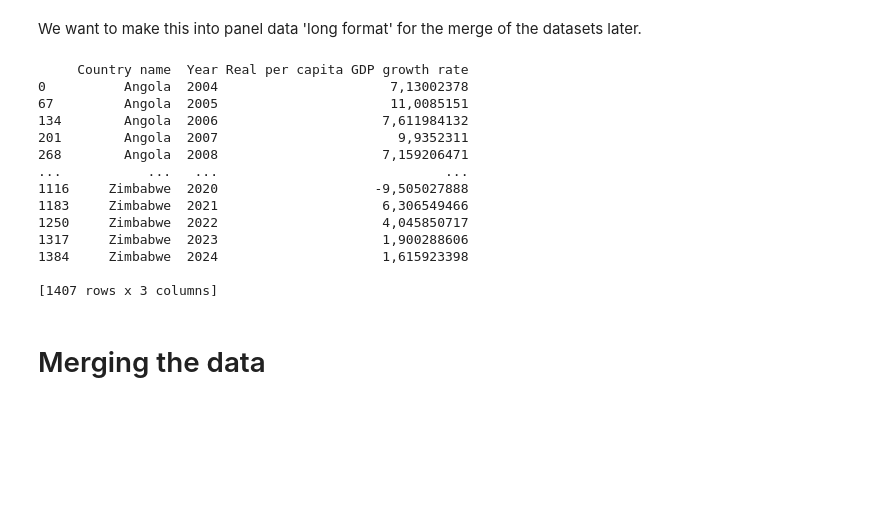
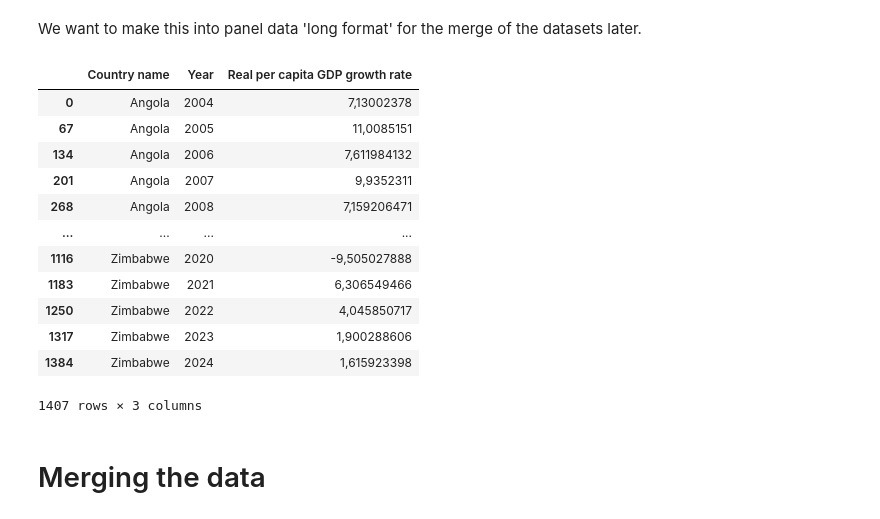
Before and after one commit to NumEconCopenhagen/projects-2024-miguel-og-chris, a Jupyter notebook: dataproject/dataproject.ipynb, the cells around one changed output. Drawn from its saved outputs; the diff is of its cells as text; code cells hidden in the pictures; blank space fills up the shorter version.

```diff
--- a/dataproject/dataproject.ipynb
+++ b/dataproject/dataproject.ipynb
@@ -43,22 +80,22 @@ display(GDPData)
 # %% [markdown]
 We want to make this into panel data 'long format' for the merge of the datasets later.
-# %%
-print(GDP_panel_data)
-# %% [output]
-     Country name  Year Real per capita GDP growth rate
-0          Angola  2004                      7,13002378
-67         Angola  2005                      11,0085151
-134        Angola  2006                     7,611984132
-201        Angola  2007                       9,9352311
-268        Angola  2008                     7,159206471
-...           ...   ...                             ...
-1116     Zimbabwe  2020                    -9,505027888
-1183     Zimbabwe  2021                     6,306549466
-1250     Zimbabwe  2022                     4,045850717
-1317     Zimbabwe  2023                     1,900288606
-1384     Zimbabwe  2024                     1,615923398
-
-[1407 rows x 3 columns]
+# %%
+GDP_panel_data, Debt_panel_data = dp.clean_and_transform_data(gdp_file, debt_file)
+display(GDP_panel_data)
+# %% [output]
+|  | Country name | Year | Real per capita GDP growth rate |
+| 0 | Angola | 2004 | 7,13002378 |
+| 67 | Angola | 2005 | 11,0085151 |
+| 134 | Angola | 2006 | 7,611984132 |
+| 201 | Angola | 2007 | 9,9352311 |
+| 268 | Angola | 2008 | 7,159206471 |
+| ... | ... | ... | ... |
+| 1116 | Zimbabwe | 2020 | -9,505027888 |
+| 1183 | Zimbabwe | 2021 | 6,306549466 |
+| 1250 | Zimbabwe | 2022 | 4,045850717 |
+| 1317 | Zimbabwe | 2023 | 1,900288606 |
+| 1384 | Zimbabwe | 2024 | 1,615923398 |
+1407 rows × 3 columns
 # %% [markdown]
 # Merging the data
 # %% [markdown]
```
Also changed, not shown: parts of 19 cells of this notebook.
